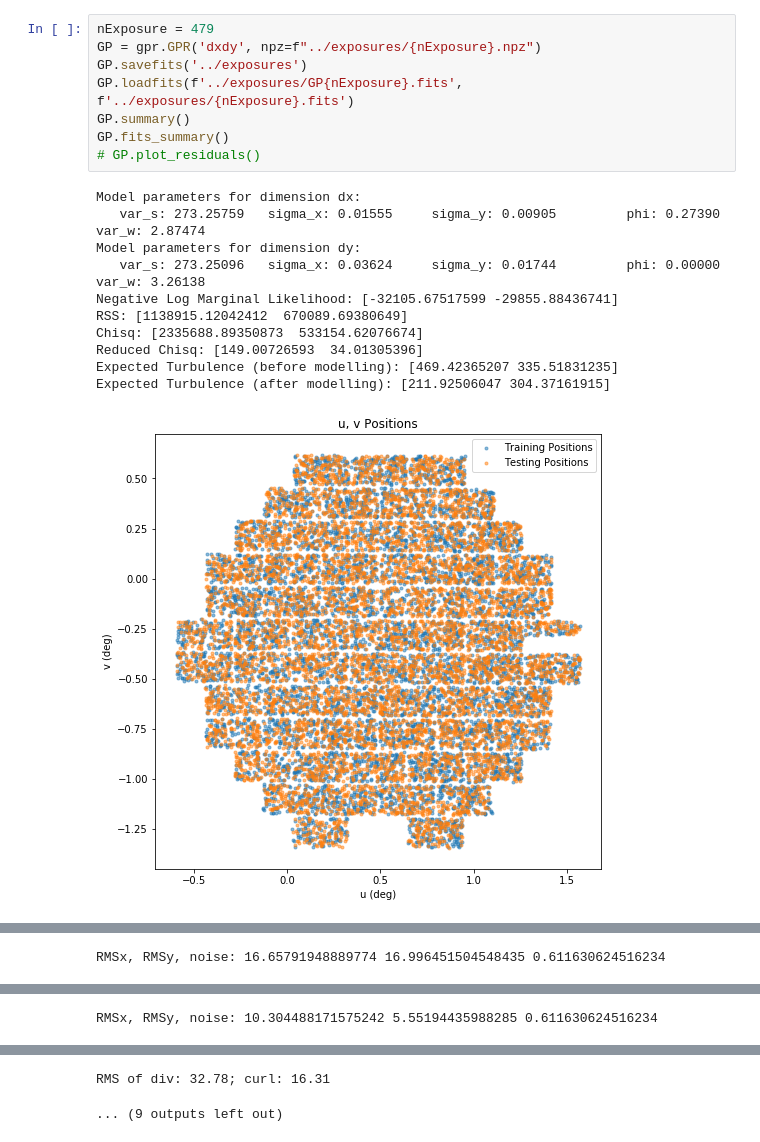
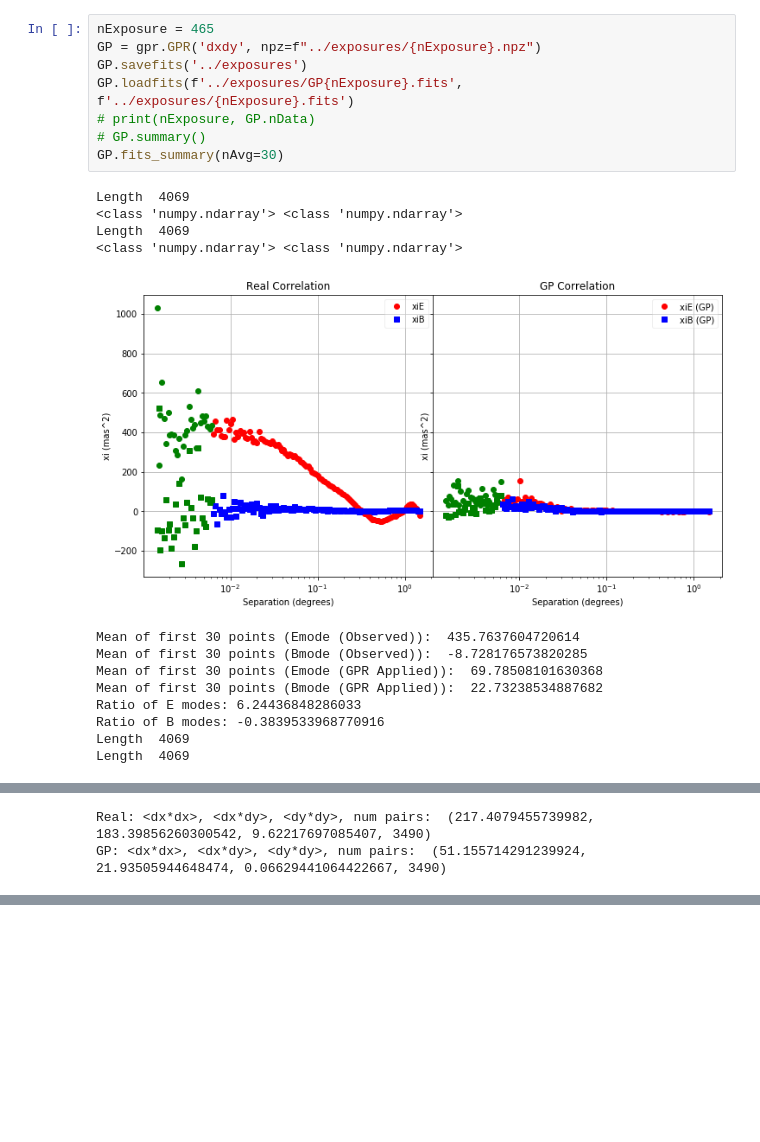
Before and after one commit to FoxFortino/DESworkspace, a Jupyter notebook: Eval.ipynb, the cells around one changed output, grey strips where cells are left out. Saved outputs shown, nothing was run; the diff lists cells and outputs as text; blank space fills up the shorter version.

```diff
--- a/Eval.ipynb
+++ b/Eval.ipynb
@@ -5,20 +7,22 @@ import numpy as np
 # %%
-nExposure = 479
+nExposure = 465
 GP = gpr.GPR('dxdy', npz=f"../exposures/{nExposure}.npz")
 GP.savefits('../exposures')
 GP.loadfits(f'../exposures/GP{nExposure}.fits', f'../exposures/{nExposure}.fits')
-GP.summary()
-GP.fits_summary()
-# GP.plot_residuals()
+# print(nExposure, GP.nData)
+# GP.summary()
+GP.fits_summary(nAvg=30)
 # %% [output]
-Model parameters for dimension dx:
-   var_s: 273.25759   sigma_x: 0.01555     sigma_y: 0.00905         phi: 0.27390       var_w: 2.87474
-Model parameters for dimension dy:
-   var_s: 273.25096   sigma_x: 0.03624     sigma_y: 0.01744         phi: 0.00000       var_w: 3.26138
-Negative Log Marginal Likelihood: [-32105.67517599 -29855.88436741]
-RSS: [1138915.12042412  670089.69380649]
-Chisq: [2335688.89350873  533154.62076674]
-Reduced Chisq: [149.00726593  34.01305396]
-Expected Turbulence (before modelling): [469.42365207 335.51831235]
-Expected Turbulence (after modelling): [211.92506047 304.37161915]
+Length  4069
+<class 'numpy.ndarray'> <class 'numpy.ndarray'>
+Length  4069
+<class 'numpy.ndarray'> <class 'numpy.ndarray'>
-[figure, old version]
+[figure, new version]
+Mean of first 30 points (Emode (Observed)):  435.7637604720614
+Mean of first 30 points (Bmode (Observed)):  -8.728176573820285
+Mean of first 30 points (Emode (GPR Applied)):  69.78508101630368
+Mean of first 30 points (Bmode (GPR Applied)):  22.73238534887682
+Ratio of E modes: 6.24436848286033
+Ratio of B modes: -0.3839533968770916
+Length  4069
+Length  4069
@@ -30 +29,0 @@ Expected Turbulence (after modelling): [211.92506047 304.37161915]
-RMSx, RMSy, noise: 16.65791948889774 16.996451504548435 0.611630624516234
@@ -32 +30,2 @@ RMSx, RMSy, noise: 16.65791948889774 16.996451504548435 0.611630624516234
-RMSx, RMSy, noise: 10.304488171575242 5.55194435988285 0.611630624516234
+Real: <dx*dx>, <dx*dy>, <dy*dy>, num pairs:  (217.4079455739982, 183.39856260300542, 9.62217697085407, 3490)
+GP: <dx*dx>, <dx*dy>, <dy*dy>, num pairs:  (51.155714291239924, 21.93505944648474, 0.06629441064422667, 3490)
@@ -34,2 +31,0 @@ RMSx, RMSy, noise: 10.304488171575242 5.55194435988285 0.611630624516234
-RMS of div: 32.78; curl: 16.31
-... (9 outputs left out)
```
Also changed, not shown: parts of 2 cells of this notebook, 15 other files.
